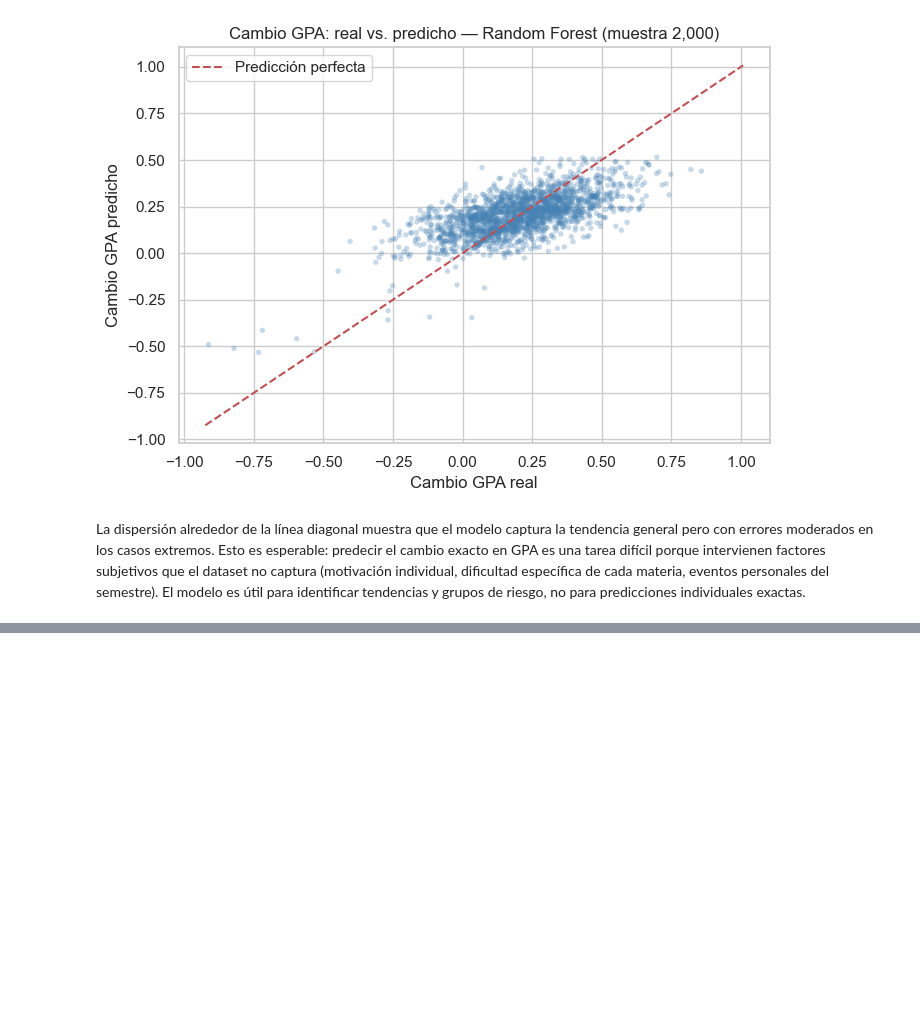
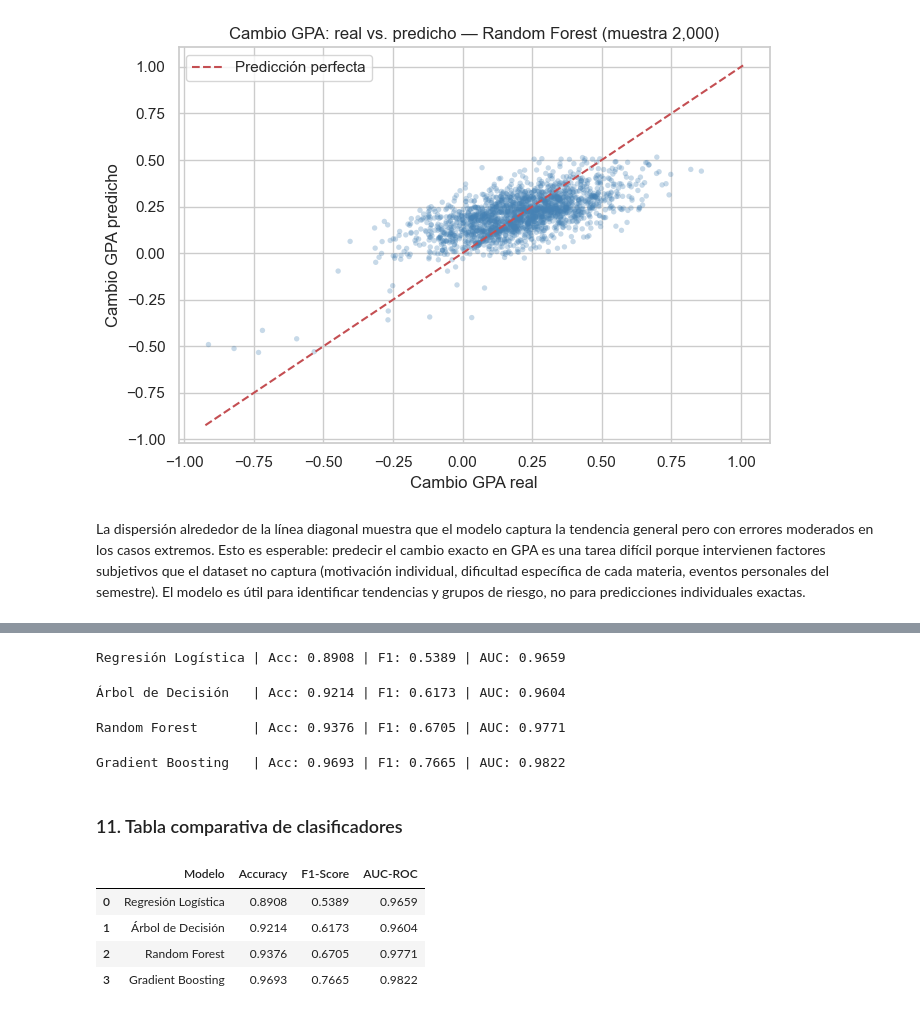
Before and after one commit to valexq/AI_Impact_Students, a Jupyter notebook: notebooks/03_modelos_predictivos.ipynb, the cells around one changed output, grey strips where cells are left out. Cells and saved outputs as stored; diff of their text form; code cells hidden in the pictures; blank space fills up the shorter version.

```diff
--- a/notebooks/03_modelos_predictivos.ipynb
+++ b/notebooks/03_modelos_predictivos.ipynb
@@ -188,0 +253,74 @@ La dispersión alrededor de la línea diagonal muestra que el modelo captura la
+# %%
+# Modelo 1:Regresión Logística
+scaler = StandardScaler()
+X_train_sc = scaler.fit_transform(X_train_c)
+X_test_sc  = scaler.transform(X_test_c)
+
+log_reg = LogisticRegression(max_iter=1000, random_state=42, class_weight='balanced')
+log_reg.fit(X_train_sc, y_train_c)
+pred_log = log_reg.predict(X_test_sc)
+prob_log = log_reg.predict_proba(X_test_sc)[:, 1]
+
+acc_log = accuracy_score(y_test_c, pred_log)
+f1_log  = f1_score(y_test_c, pred_log, zero_division=0)
+auc_log = roc_auc_score(y_test_c, prob_log)
+print(f'Regresión Logística | Acc: {acc_log:.4f} | F1: {f1_log:.4f} | AUC: {auc_log:.4f}')
+# %% [output]
+Regresión Logística | Acc: 0.8908 | F1: 0.5389 | AUC: 0.9659
+# %%
+# Modelo 2:Árbol de Decisión
+dt_clf = DecisionTreeClassifier(max_depth=6, random_state=42, class_weight='balanced')
+dt_clf.fit(X_train_c, y_train_c)
+pred_dt_c = dt_clf.predict(X_test_c)
+prob_dt_c = dt_clf.predict_proba(X_test_c)[:, 1]
+
+acc_dt_c = accuracy_score(y_test_c, pred_dt_c)
+f1_dt_c  = f1_score(y_test_c, pred_dt_c, zero_division=0)
+auc_dt_c = roc_auc_score(y_test_c, prob_dt_c)
+print(f'Árbol de Decisión   | Acc: {acc_dt_c:.4f} | F1: {f1_dt_c:.4f} | AUC: {auc_dt_c:.4f}')
+# %% [output]
+Árbol de Decisión   | Acc: 0.9214 | F1: 0.6173 | AUC: 0.9604
+# %%
+# Modelo 3: Random Forest
+rf_clf = RandomForestClassifier(n_estimators=100, max_depth=8,
+                                class_weight='balanced', random_state=42, n_jobs=-1)
+rf_clf.fit(X_train_c, y_train_c)
+pred_rf_c = rf_clf.predict(X_test_c)
+prob_rf_c = rf_clf.predict_proba(X_test_c)[:, 1]
+
+acc_rf_c = accuracy_score(y_test_c, pred_rf_c)
+f1_rf_c  = f1_score(y_test_c, pred_rf_c, zero_division=0)
+auc_rf_c = roc_auc_score(y_test_c, prob_rf_c)
+print(f'Random Forest       | Acc: {acc_rf_c:.4f} | F1: {f1_rf_c:.4f} | AUC: {auc_rf_c:.4f}')
+# %% [output]
+Random Forest       | Acc: 0.9376 | F1: 0.6705 | AUC: 0.9771
+# %%
+# Modelo 4:Gradient Boosting
+gb_clf = GradientBoostingClassifier(n_estimators=100, max_depth=4,
+                                     learning_rate=0.1, random_state=42)
+gb_clf.fit(X_train_c, y_train_c)
+pred_gb_c = gb_clf.predict(X_test_c)
+prob_gb_c = gb_clf.predict_proba(X_test_c)[:, 1]
+
+acc_gb_c = accuracy_score(y_test_c, pred_gb_c)
+f1_gb_c  = f1_score(y_test_c, pred_gb_c, zero_division=0)
+auc_gb_c = roc_auc_score(y_test_c, prob_gb_c)
+print(f'Gradient Boosting   | Acc: {acc_gb_c:.4f} | F1: {f1_gb_c:.4f} | AUC: {auc_gb_c:.4f}')
+# %% [output]
+Gradient Boosting   | Acc: 0.9693 | F1: 0.7665 | AUC: 0.9822
+# %% [markdown]
+### 11. Tabla comparativa de clasificadores
+# %%
+resultados_clf = pd.DataFrame({
+    'Modelo': ['Regresión Logística', 'Árbol de Decisión', 'Random Forest', 'Gradient Boosting'],
+    'Accuracy': [acc_log, acc_dt_c, acc_rf_c, acc_gb_c],
+    'F1-Score': [f1_log,  f1_dt_c,  f1_rf_c,  f1_gb_c],
+    'AUC-ROC':  [auc_log, auc_dt_c, auc_rf_c, auc_gb_c]
+}).round(4)
+resultados_clf
+# %% [output]
+|  | Modelo | Accuracy | F1-Score | AUC-ROC |
+| 0 | Regresión Logística | 0.8908 | 0.5389 | 0.9659 |
+| 1 | Árbol de Decisión | 0.9214 | 0.6173 | 0.9604 |
+| 2 | Random Forest | 0.9376 | 0.6705 | 0.9771 |
+| 3 | Gradient Boosting | 0.9693 | 0.7665 | 0.9822 |
```
Also changed, not shown: parts of 25 cells of this notebook.
